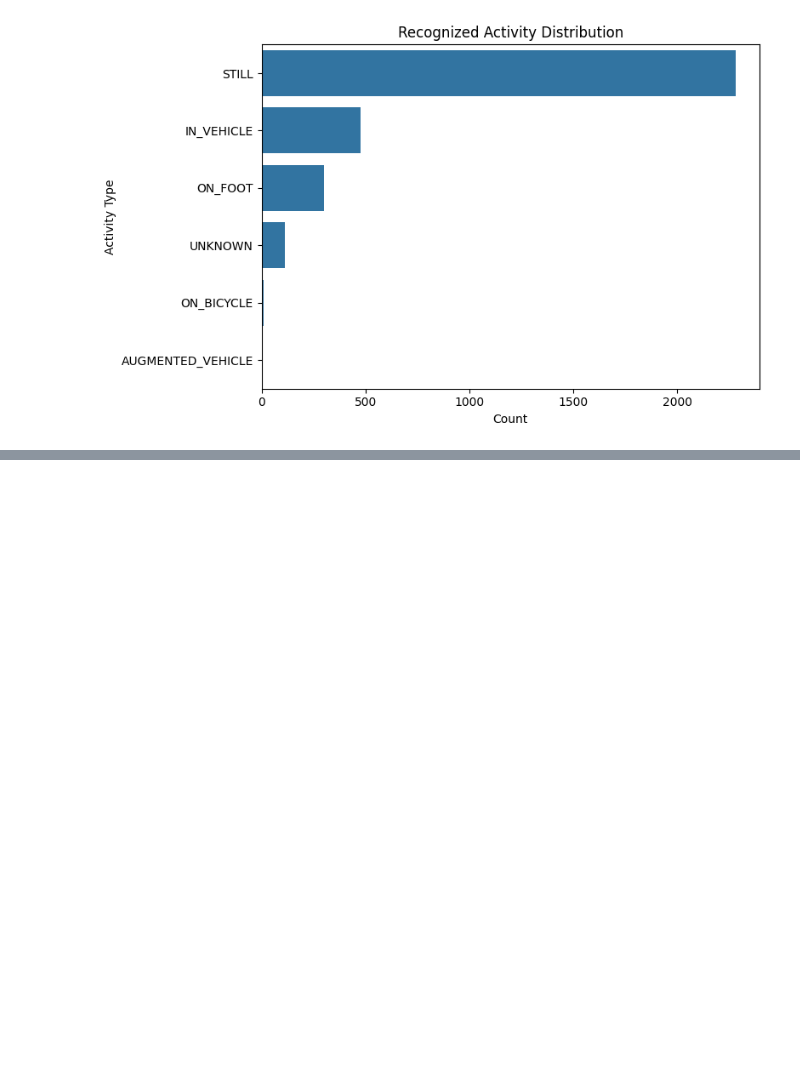
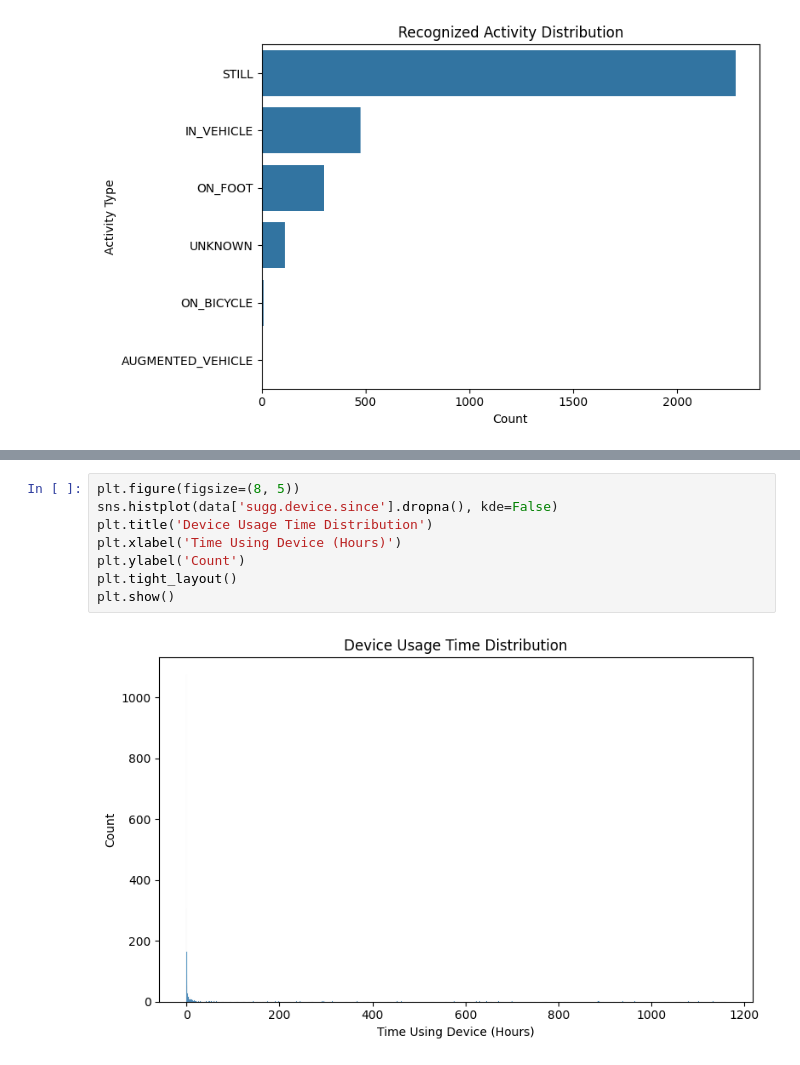
Before and after one commit to jacksoncamp42/ORIE-5160-Midterm-Project, a Jupyter notebook: EDA/eda_no_notification.ipynb, the cells around one changed output, grey strips where cells are left out. Saved outputs shown, nothing was run; the diff lists cells and outputs as text; blank space fills up the shorter version.

Commit message:
finished eda graphs for sent and unsent notifications

```diff
--- a/EDA/eda_no_notification.ipynb
+++ b/EDA/eda_no_notification.ipynb
@@ -95,0 +96,10 @@ KeyError: 'Time of Day'
+# %%
+plt.figure(figsize=(8, 5))
+sns.histplot(data['sugg.device.since'].dropna(), kde=False)
+plt.title('Device Usage Time Distribution')
+plt.xlabel('Time Using Device (Hours)')
+plt.ylabel('Count')
+plt.tight_layout()
+plt.show()
+# %% [output]
+[figure, added]
```
Also changed, not shown: parts of 5 cells of this notebook.
